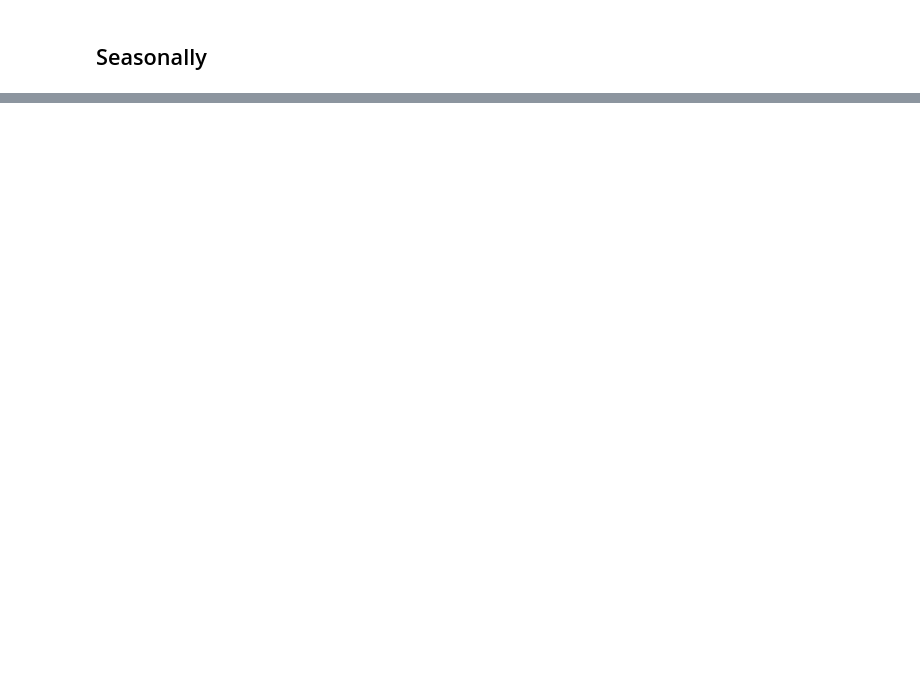
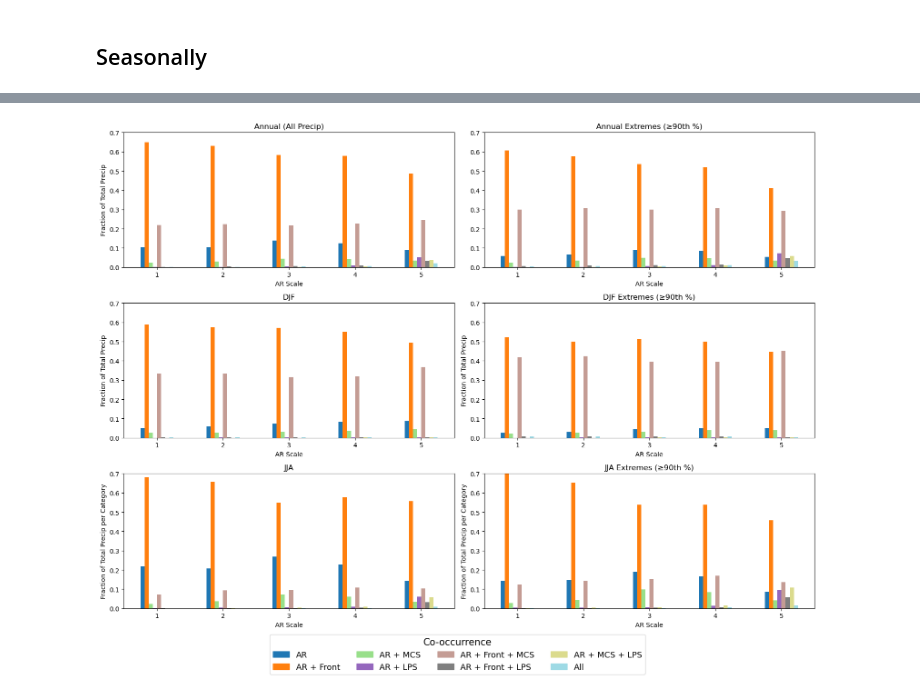
Before and after one commit to DKamnani/Co-occuring-Weather-Systems, a Jupyter notebook: Plot4.ipynb, the cells around one changed output, grey strips where cells are left out. Drawn from its saved outputs; the diff is of its cells as text; code cells hidden in the pictures; blank space fills up the shorter version.

```diff
--- a/Plot4.ipynb
+++ b/Plot4.ipynb
@@ -465,33 +630,37 @@ for col, data, title in zip(
     frac.plot(kind="bar", ax=axes[2,col], color=colors, legend=False)
 
     axes[2,col].set_title(title)
     axes[2,col].set_ylabel("Fraction of Total Precip per Category")
 
 # ==========================================================
 # Legend (single, shared)
 # ==========================================================
 
 present_co = set(frac_all.columns) | set(frac_all_ext.columns)
 
 handles = [plt.Rectangle((0,0),1,1, color=category_colors[c])
            for c in sorted(present_co)]
 labels = [label_index[c] for c in sorted(present_co)]
 
 fig.legend(
     handles,
     labels,
     title="Co-occurrence",
     loc="lower center",
     fontsize=13,
     title_fontsize=15,
     ncol=4,
     bbox_to_anchor=(0.5, -0.03)
 )
 for ax in axes.flat:
+    ax.set_xlabel("AR Scale")
     ax.set_ylim(0, 0.7)
+    ax.tick_params(axis='x', labelrotation=0)
 plt.tight_layout(rect=[0,0.05,1,1])
 plt.savefig("Precip_by_cooccurrence_extremes.pdf", dpi=300, bbox_inches="tight")
 plt.show()
+# %% [output]
+[figure, added]
 # %%
 #Supplemental Figure #2 Final
 import matplotlib.pyplot as plt
```
Also changed, not shown: parts of 14 cells of this notebook.
